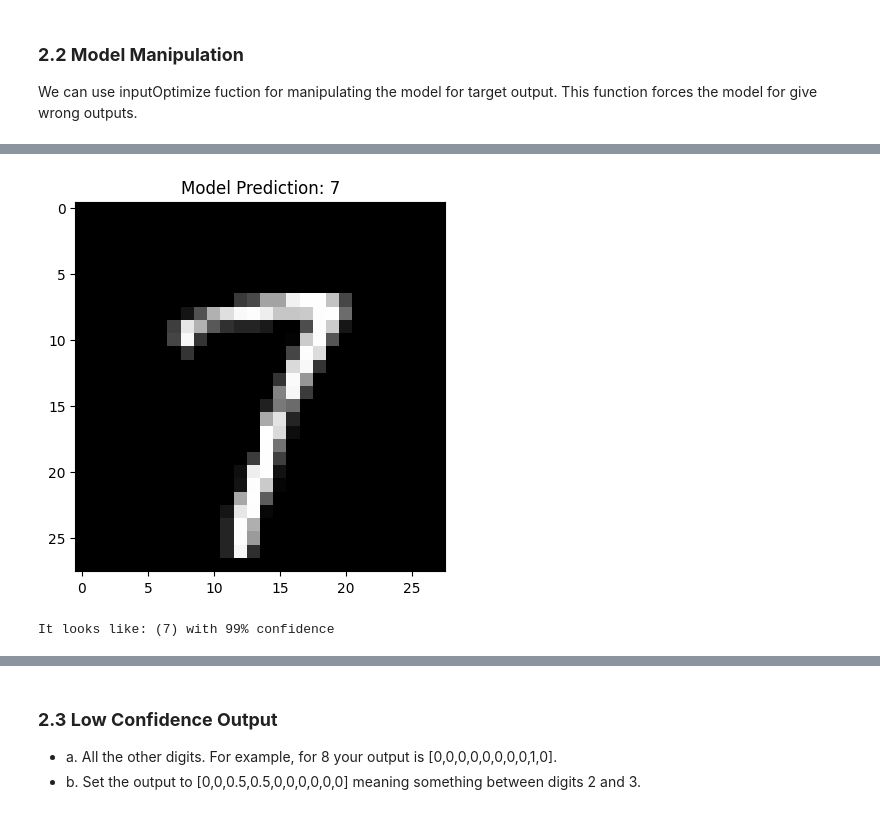
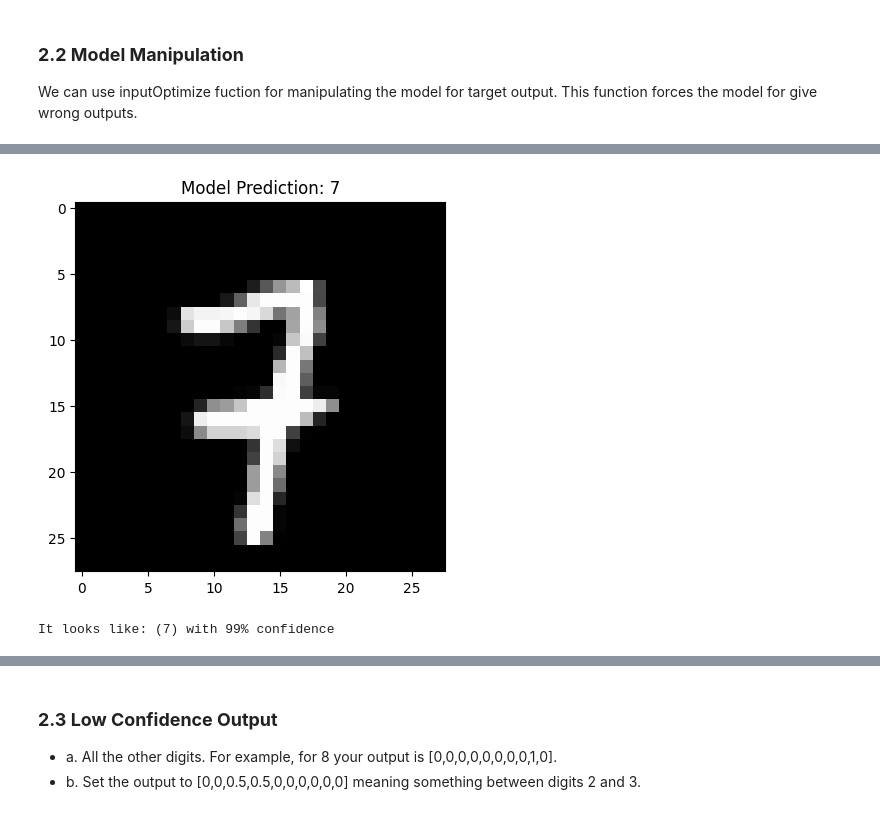
Before and after one commit to Berkin99/DeepLearning, a Jupyter notebook: Homework2/src/Homework2_244201001109_Yilmaz_Berkin.ipynb, the cells around one changed output, grey strips where cells are left out. Drawn from its saved outputs; the diff is of its cells as text; code cells hidden in the pictures.

```diff
--- a/Homework2/src/Homework2_244201001109_Yilmaz_Berkin.ipynb
+++ b/Homework2/src/Homework2_244201001109_Yilmaz_Berkin.ipynb
@@ -200,7 +191,7 @@ It looks like: (2) with 99% confidence
 ### **2.2 Model Manipulation**
 We can use inputOptimize fuction for manipulating the model for target output. This function forces the model for give wrong outputs.
 # %%
-mnist_image = x_test[random.randint(0,len(x_test))]
+mnist_image = x_test[307]
 predicted = model.predict(mnist_image.reshape(1, 28, 28, 1))
 
 plt.imshow(mnist_image, cmap='gray')
@@ -213,4 +204,4 @@ print(f"It looks like: ({num}) with {int(predicted[0][num]*100)}% confidence")
-[figure, old version]
+[figure, new version]
 It looks like: (7) with 99% confidence
 # %%
 # Manipulate the "7" image for "2" model output
```
Also changed, not shown: parts of 17 cells of this notebook, 1 other file.
